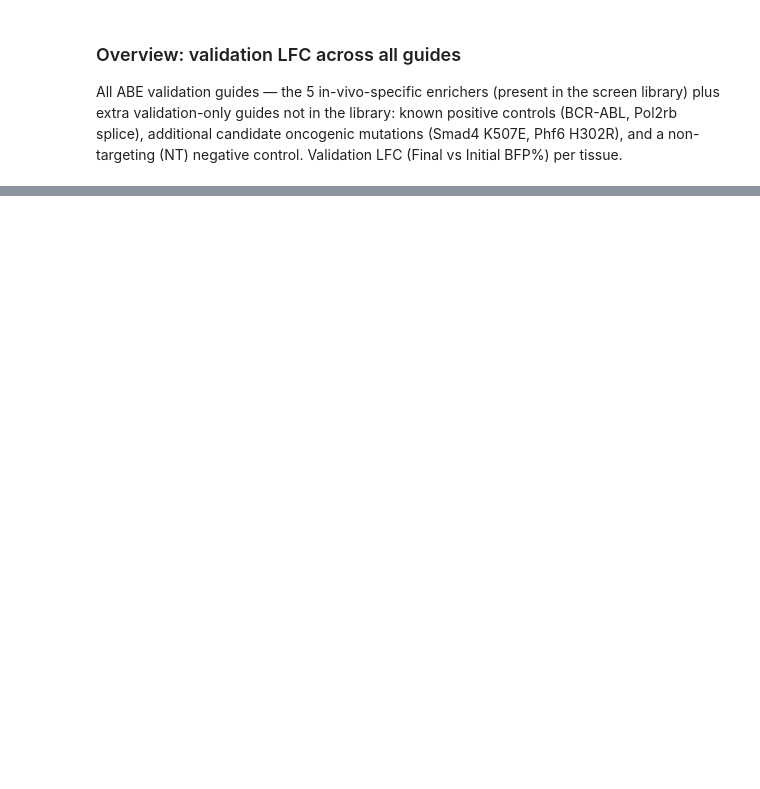
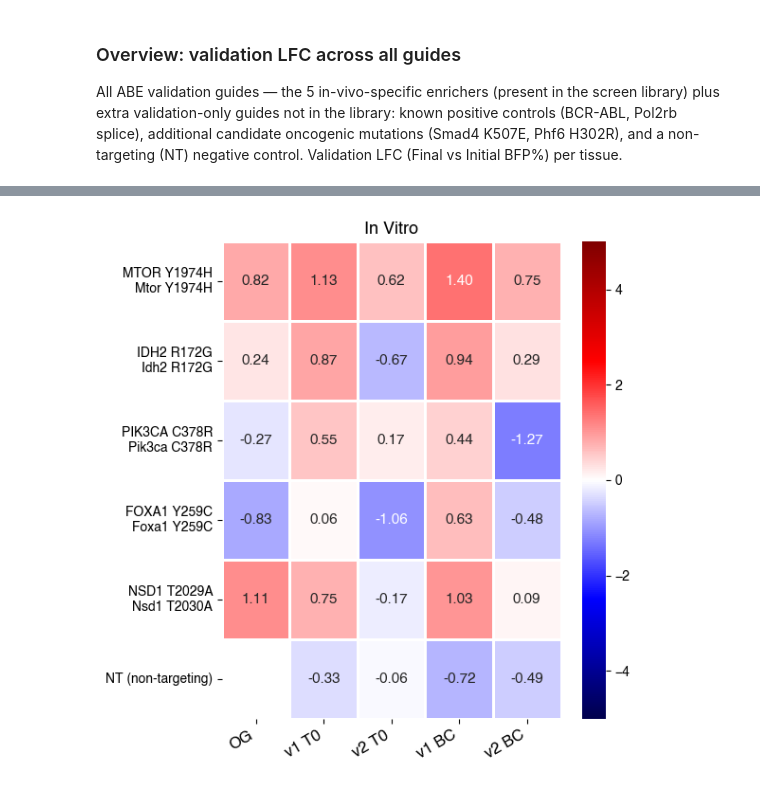
Before and after one commit to kexindon/B-ALL-in-vivo-base-editing, a Jupyter notebook: figure4_CLEANED.ipynb, the cells around one changed output, grey strips where cells are left out. Drawn from its saved outputs; the diff is of its cells as text; code cells hidden in the pictures; blank space fills up the shorter version.

```diff
--- a/figure4_CLEANED.ipynb
+++ b/figure4_CLEANED.ipynb
@@ -586,0 +608,85 @@ plt.show()
+# %%
+# ── Barcoding data for the 5 triple-positive hits + NT ──────────────────────────
+# Same 5 columns as Analysis 5 (OG, v1 T0, v2 T0, v1 BC, v2 BC), but rows are
+# fixed to the 5 triple-positive in-vivo-specific hits + the NT control.
+# One heatmap per tissue: In Vitro (d15), Bone Marrow (bm), Spleen (spleen).
+
+import numpy as np
+import pandas as pd
+import matplotlib as mpl
+import matplotlib.pyplot as plt
+import seaborn as sns
+import os
+
+mpl.rcParams['pdf.fonttype'] = 42
+mpl.rcParams['ps.fonttype']  = 42
+mpl.rcParams['text.usetex']  = False
+plt.rcParams['font.family']     = 'sans-serif'
+plt.rcParams['font.sans-serif'] = ['Helvetica']
+
+BASE = '/Users/kexindong/Documents/GitHub/B-ALL-in-vivo-base-editing/'
+
+# ── 1. Load the 5 screens (same set as Analysis 5) ──────────────────────────────
+screen_files = {
+    'OG':    'ABE_OG_LFC_FDR.csv',
+    'v1 T0': 'ABE_FC_EPO_T0_LFC_FDR.csv',
+    'v2 T0': 'ABE_FC_EPO_T0_LFC_FDR_FSR.csv',
+    'v1 BC': 'ABE_FC_EPO_TO_BC_LFC_FDR.csv',
+    'v2 BC': 'ABE_FC_EPO_TO_BC_LFC_FDR_FSR.csv',
+}
+screens = {k: pd.read_csv(BASE + 'LFC-FDR/' + f, low_memory=False)
+           for k, f in screen_files.items()}
+col_order = ['OG', 'v1 T0', 'v2 T0', 'v1 BC', 'v2 BC']
+
+# ── 2. The 5 triple-positive in-vivo-specific hits + the NT control ─────────────
+#   gRNA_ids from the triple-overlap (figure 4); NT = gRNA_14799.
+HITS   = ['gRNA_7393', 'gRNA_5194', 'gRNA_8803', 'gRNA_4578', 'gRNA_8228']  # Mtor, Idh2, Pik3ca, Foxa1, Nsd1
+NT_GID = 'gRNA_14799'
+guide_ids = HITS + [NT_GID]
+
+# ── 3. Row labels: human gene + HGVSp / mouse gene + HGVSp (NT labelled directly) ─
+#   NT is absent from OG, so annotate from whichever screen has it.
+ann_src = pd.concat([screens['OG'], screens['v1 T0']]).drop_duplicates('gRNA_id').set_index('gRNA_id')
+labels = []
+for gid in guide_ids:
+    if gid == NT_GID:
+        labels.append('NT (non-targeting)')
+        continue
+    row    = ann_src.loc[gid]
+    hgvs_h = row['HGVSp_h'] if isinstance(row.get('HGVSp_h'), str) else 'Non-coding'
+    hgvs_m = row['HGVSp_m'] if isinstance(row.get('HGVSp_m'), str) else ''
+    gene_h = row.get('gene_name_h', row.get('Gene', ''))
+    gene_m = row.get('Gene', '')
+    labels.append(f"{gene_h} {hgvs_h}\n{gene_m} {hgvs_m}".strip())
+
+# ── 4. One heatmap per tissue: rows = guides, cols = the 5 screens ──────────────
+def pull_z(df, cond):
+    col = f'z_score_median_{cond}'
+    if col not in df.columns:
+        return pd.Series([np.nan] * len(guide_ids))
+    return df.set_index('gRNA_id')[col].reindex(guide_ids).reset_index(drop=True)
+
+tissues = [('d15', 'In Vitro'), ('bm', 'Bone Marrow'), ('spleen', 'Spleen')]
+
+for cond, tissue_name in tissues:
+    heat_data = pd.DataFrame(
+        {name: pull_z(screens[name], cond).values for name in col_order},
+        index=labels,
+    )[col_order]
+
+    fig, ax = plt.subplots(figsize=(6, 6))
+    g = sns.heatmap(
+        heat_data,
+        cmap='seismic', annot=True, fmt='.2f', annot_kws={'size': 11},
+        linewidth=1, linecolor='white',
+        vmin=-5, vmax=5, ax=ax,
+        yticklabels=labels,
+    )
+    g.set_yticklabels(labels, rotation=0, fontsize=10)
+    g.set_xticklabels(heat_data.columns, rotation=30, ha='right', fontsize=12)
+    ax.set_title(f'{tissue_name}', fontsize=13)
+    fig.tight_layout()
+    os.makedirs(BASE + 'figures/figure4', exist_ok=True)
+    fig.savefig(BASE + f'figures/figure4/barcoding_heatmap_{cond}.pdf', bbox_inches='tight')
+    plt.show()
+# %% [output]
@@ -586,0 +698 @@ plt.show()
+[figure, added]
```
Also changed, not shown: parts of 8 cells of this notebook.
